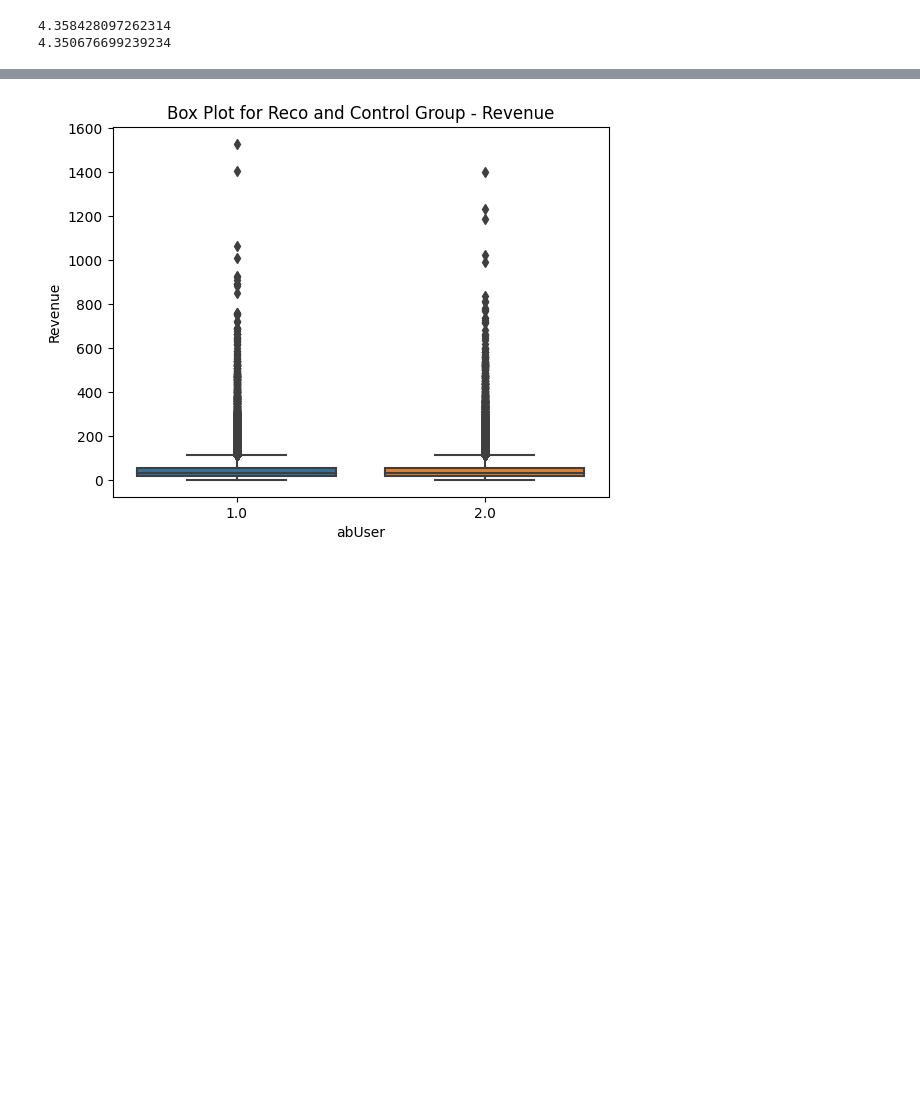
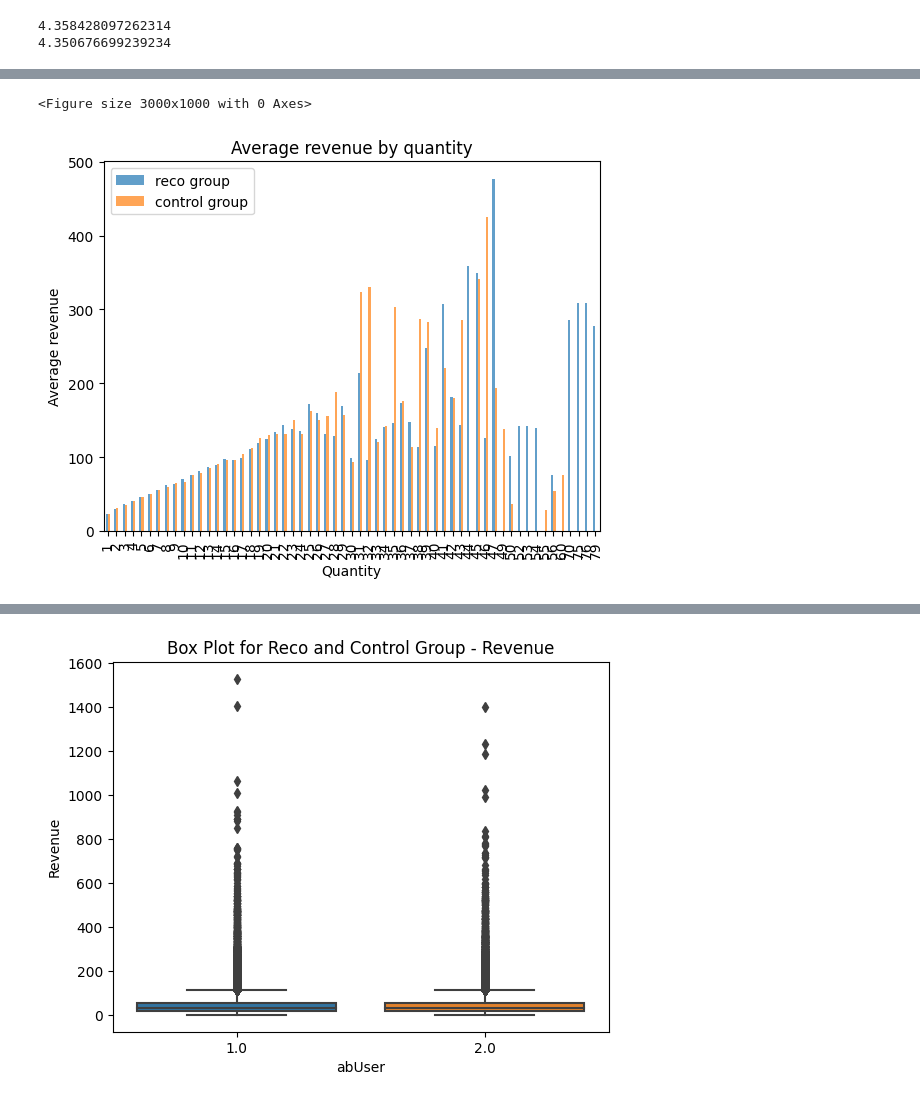
Before and after one commit to KlaraMartinaskova/notino, a Jupyter notebook: development_file.ipynb, the cells around one changed output, grey strips where cells are left out. Saved outputs shown, nothing was run; the diff lists cells and outputs as text; code cells hidden in the pictures; blank space fills up the shorter version.

```diff
--- a/development_file.ipynb
+++ b/development_file.ipynb
@@ -451,0 +456,15 @@ plt.scatter(df_join_without_outliers['quantity'][df_join_without_outliers['abUse
+# %%
+
+grouped_data = df_join_without_outliers.groupby(['quantity', 'abUser'])['revenue'].mean().unstack()
+
+# Create a bar plot
+plt.figure(figsize=(30, 10))
+ax = grouped_data.plot(kind='bar', alpha=0.7)
+ax.set_title('Average revenue by quantity')
+ax.set_ylabel('Average revenue')
+ax.set_xlabel('Quantity')
+ax.legend(['reco group', 'control group'])
+plt.show()
+# %% [output]
+<Figure size 3000x1000 with 0 Axes>
+[figure, added]
```
Also changed, not shown: parts of 5 cells of this notebook, 1 other file.
